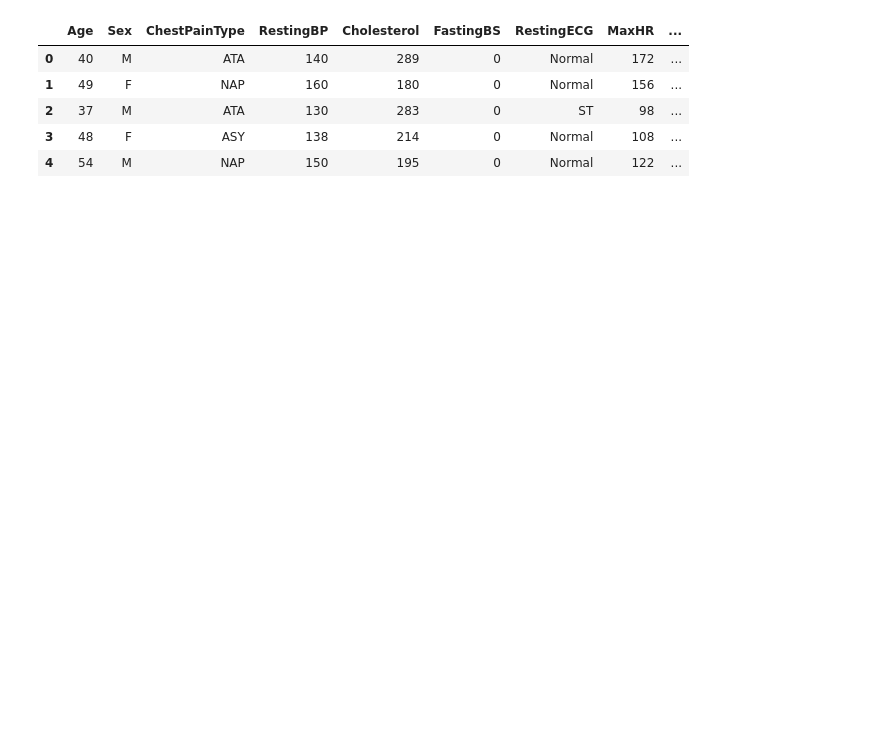
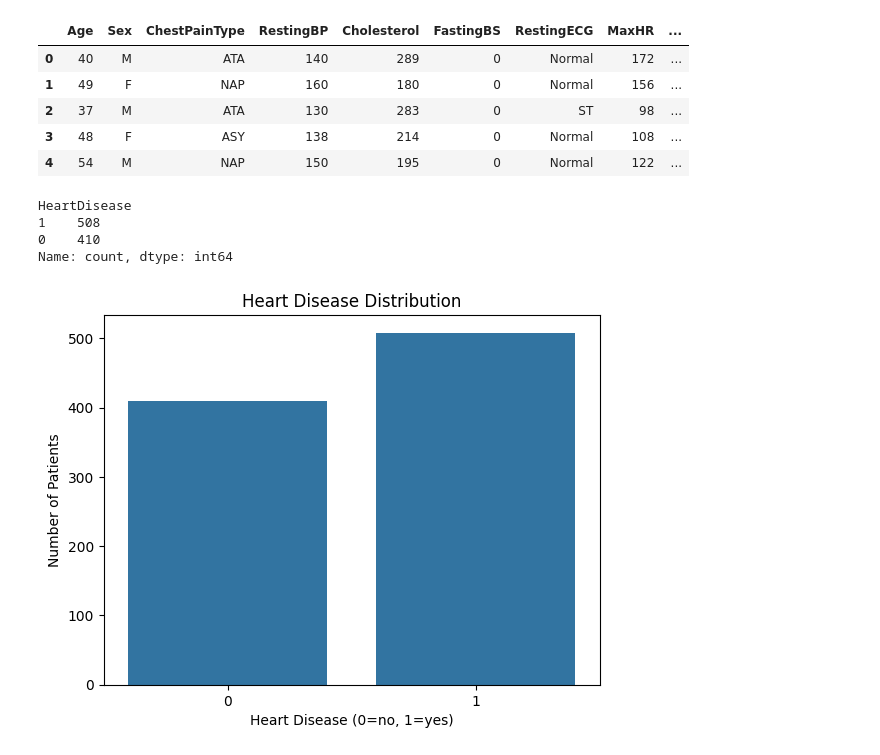
Before and after one commit to chkevers/ml_heart_disease_prediction, a Jupyter notebook: main.ipynb, the cells around one changed output. Saved outputs shown, nothing was run; the diff lists cells and outputs as text; code cells hidden in the pictures; blank space fills up the shorter version.

Commit message:
Data Cleaning

```diff
--- a/main.ipynb
+++ b/main.ipynb
@@ -13,3 +16,19 @@ df.head()
 | 2 | 37 | M | ATA | 130 | 283 | 0 | ST | 98 | ... |
 | 3 | 48 | F | ASY | 138 | 214 | 0 | Normal | 108 | ... |
 | 4 | 54 | M | NAP | 150 | 195 | 0 | Normal | 122 | ... |
+# %%
+counts = df["HeartDisease"].value_counts()
+print(counts)
+# %% [output]
+HeartDisease
+1    508
+0    410
+Name: count, dtype: int64
+# %%
+sns.countplot(x='HeartDisease',data=df)
+plt.title('Heart Disease Distribution')
+plt.xlabel('Heart Disease (0=no, 1=yes)')
+plt.ylabel('Number of Patients')
+plt.show()
+# %% [output]
+[figure, added]
```
Also changed, not shown: parts of 12 cells of this notebook.
